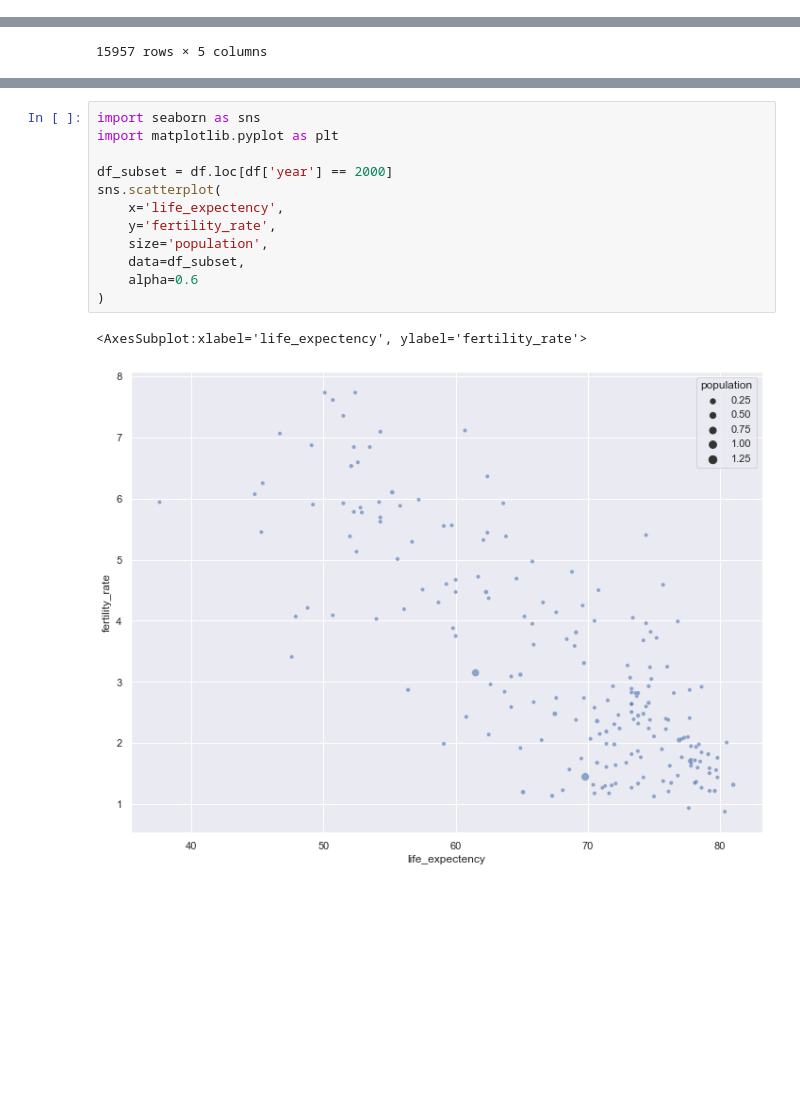
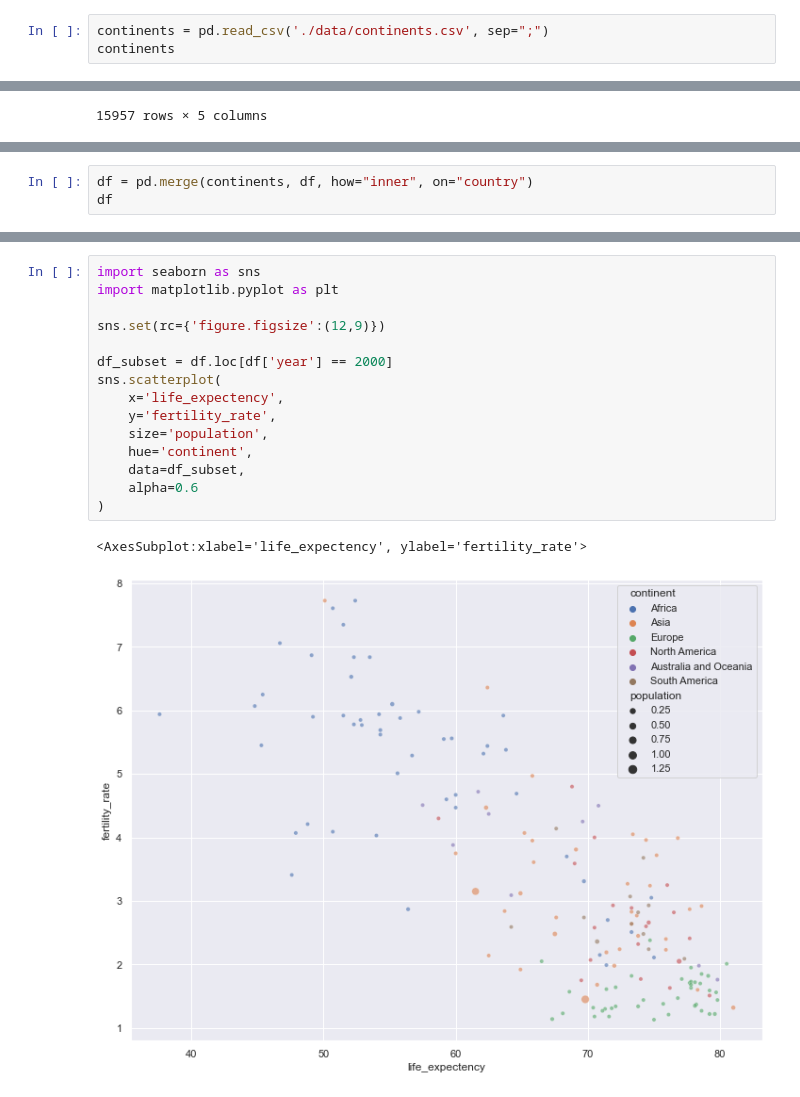
Before and after one commit to greentopsecret/random-forest-fennel-student-code, a Jupyter notebook: week_01/1.8-animated-scatterplot.ipynb, the cells around one changed output, grey strips where cells are left out. Drawn from its saved outputs; the diff is of its cells as text; blank space fills up the shorter version.

Commit message:
dynamic plot

```diff
--- a/week_01/1.8-animated-scatterplot.ipynb
+++ b/week_01/1.8-animated-scatterplot.ipynb
@@ -4,3 +4,6 @@ import pandas as pd
 fert = pd.read_csv('./data/gapminder_total_fertility.csv', index_col=0)
 life = pd.read_excel('./data/gapminder_lifeexpectancy.xlsx', index_col=0, nrows=260)
 population = pd.read_excel('./data/gapminder_population.xlsx', index_col=0)
+# %%
+continents = pd.read_csv('./data/continents.csv', sep=";")
+continents
@@ -93,0 +123,3 @@ df
+# %%
+df = pd.merge(continents, df, how="inner", on="country")
+df
@@ -106,18 +152,21 @@ df.describe()
 # %%
 import seaborn as sns
 import matplotlib.pyplot as plt
+
+sns.set(rc={'figure.figsize':(12,9)})
 
 df_subset = df.loc[df['year'] == 2000]
 sns.scatterplot(
     x='life_expectency',
     y='fertility_rate',
     size='population',
+    hue='continent',
     data=df_subset,
     alpha=0.6
 )
 # %% [output]
 <AxesSubplot:xlabel='life_expectency', ylabel='fertility_rate'>
-[figure, old version]
+[figure, new version]
 # %%
 sns.set(rc={'figure.figsize':(12,9)})
 for year in range(1940, 2015):
```
Also changed, not shown: parts of 8 cells of this notebook, 3 other files.
